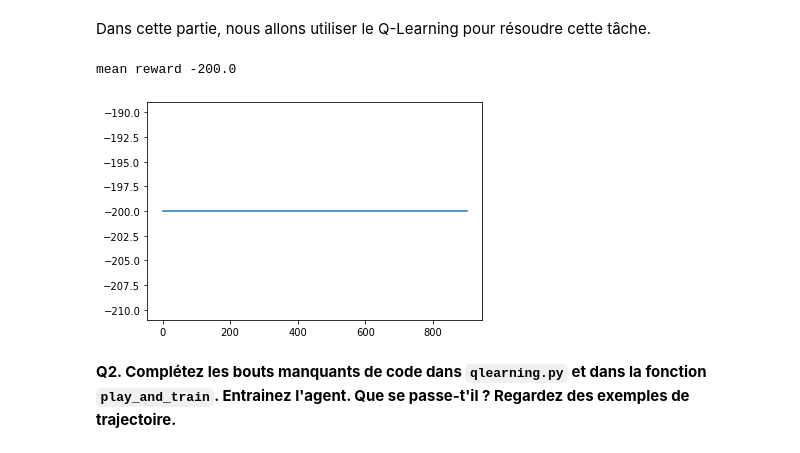
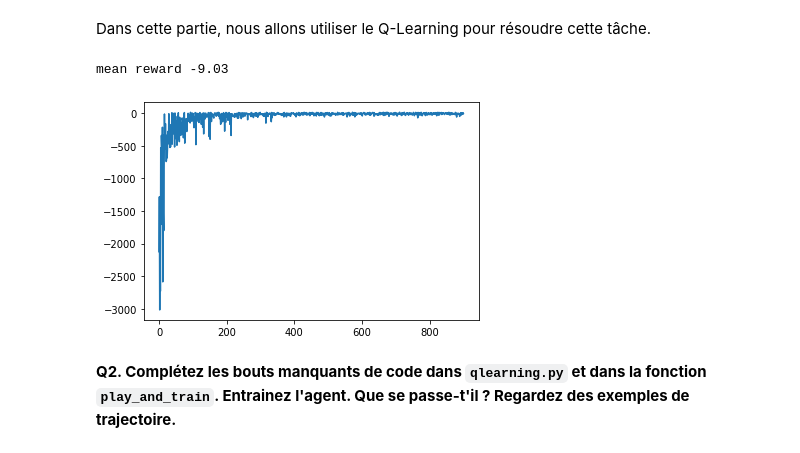
Before and after one commit to Miolith/reinforcement-learning, a Jupyter notebook: tp4/TP4.ipynb, the cells around one changed output. Saved outputs shown, nothing was run; the diff lists cells and outputs as text; code cells hidden in the pictures.

```diff
--- a/tp4/TP4.ipynb
+++ b/tp4/TP4.ipynb
@@ -108,7 +135,7 @@ Dans cette partie, nous allons utiliser le Q-Learning pour résoudre cette tâch
 # %%
 from qlearning import QLearningAgent
 
-env = gym.make("Taxi-v3", render_mode="rgb_array")
+env = gym.make("Taxi-v3", render_mode="rgb_array", new_step_api=True)
 n_actions = env.action_space.n
 
 agent = QLearningAgent(
@@ -124,39 +151,40 @@ def play_and_train(env: gym.core.Env, agent: QLearningAgent, t_max=int(1e4)) ->
     - run a full game, actions given by agent.getAction(s)
     - train agent using agent.update(...) whenever possible
     - return total rewardb
     """
     total_reward = 0.0
     s, info = env.reset(return_info = True)
 
     for t in range(t_max):
         # TODO get agent to pick action given state s
-        agent_action = agent.get_action(s)
+        a = agent.get_action(s)
 
-        a = 0
+        next_s, r, done, truncated, info = env.step(a)
 
-        next_s, r, done, truncated= env.step(a)
+        if isinstance(next_s, np.ndarray):
+            next_s = tuple(next_s)
 
         # TODO train agent for state s
-        agent.update(s, agent_action, next_s, r)
+        agent.update(s, a, r, next_s)
 
         s = next_s
         total_reward +=r
         if done:
             break
 
     return total_reward
 
 rewards = []
 for i in range(1000):
     rewards.append(play_and_train(env,agent))
     if i % 100 ==0:
         clear_output(True)
         print("mean reward",np.mean(rewards[-100:]))
         plt.plot(rewards)
         plt.show()
 # %% [output]
-mean reward -200.0
+mean reward -9.03
-[figure, old version]
+[figure, new version]
 # %% [markdown]
 **Q2. Complétez les bouts manquants de code dans `qlearning.py` et dans la fonction `play_and_train`. Entrainez l'agent. Que se passe-t'il ? Regardez des exemples de trajectoire.**
 # %% [markdown]
```
Also changed, not shown: parts of 7 cells of this notebook.
